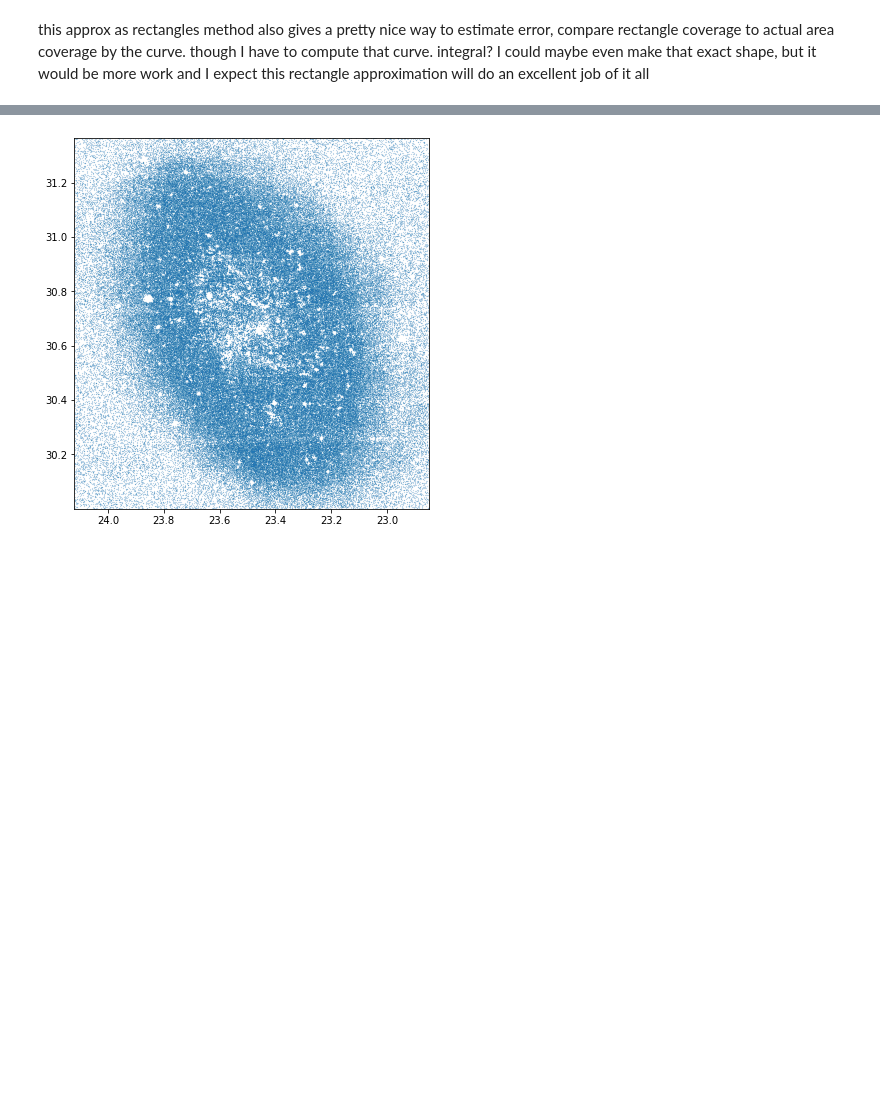
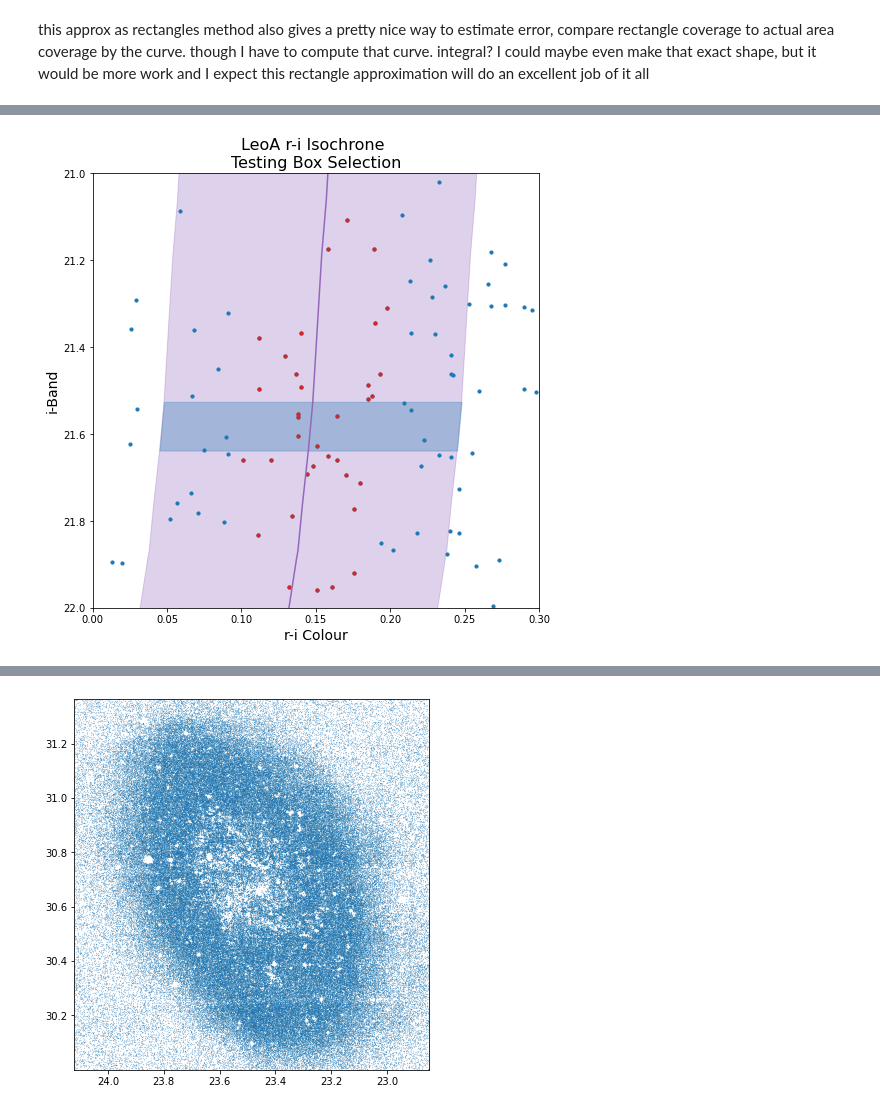
Before and after one commit to simon-et-smith/local-sats, a Jupyter notebook: unions_firsttests.ipynb, the cells around one changed output, grey strips where cells are left out. Drawn from its saved outputs; the diff is of its cells as text; code cells hidden in the pictures; blank space fills up the shorter version.

```diff
--- a/unions_firsttests.ipynb
+++ b/unions_firsttests.ipynb
@@ -231,0 +365,44 @@ array([False, False, False, False, False, False, False, False, False,
+# %%
+fig = plt.figure(figsize=(8, 8))
+ax = fig.add_subplot(1, 1, 1)
+
+
+
+ax.plot(color, mag+iso.dist_mod(dist), color='tab:purple')
+ax.fill_betweenx(mag+iso.dist_mod(dist), color-0.1, color+0.1, color='tab:purple', alpha=0.3)
+
+
+
+ax.fill_betweenx(mag[sec:sec+2]+iso.dist_mod(dist), color[sec:sec+2]-0.1, color[sec:sec+2]+0.1, color='tab:blue', alpha=0.3)
+x_coord = (color[sec]+color[sec+1])/2 - width/2
+y_coord = (mag[sec]+mag[sec+1])/2+iso.dist_mod(dist) - height/2
+#plt.plot(x_coord+width/2, y_coord+height/2, 'ko')
+rect = patches.Rectangle((x_coord, y_coord), width, height, linewidth=1, edgecolor='black', facecolor='grey', alpha=0.3)
+#ax.add_patch(rect)
+
+#ax.axvline(x_coord, color='black')
+#ax.axvline(x_coord+width, color='black')
+#ax.axhline(y_coord, color='red')
+#ax.axhline(y_coord+height, color='red')
+
+
+sc = ax.scatter(x = leo_col, y = leo_mag, s=10, color='tab:blue')
+
+sc_inbox = ax.scatter(x = new_r-new_i, y = new_i, s=10, color='tab:red')
+
+#plt.colorbar(sc)
+ax.set_xlim([-2.5, 2.5])
+ax.set_xlim([0, 0.3])
+
+ax.set_ylim([15, 27])
+ax.set_ylim([21, 22])
+#ax.set_facecolor((0.7, 0.7, 0.7))
+plt.gca().invert_yaxis()
+
+ax.set_title('LeoA r-i Isochrone \nTesting Box Selection', fontsize=16)
+ax.set_ylabel('i-Band', fontsize=14)
+ax.set_xlabel('r-i Colour', fontsize=14)
+
+plt.show()
+# %% [output]
+[figure, added]
```
Also changed, not shown: parts of 37 cells of this notebook, 1 other file.
